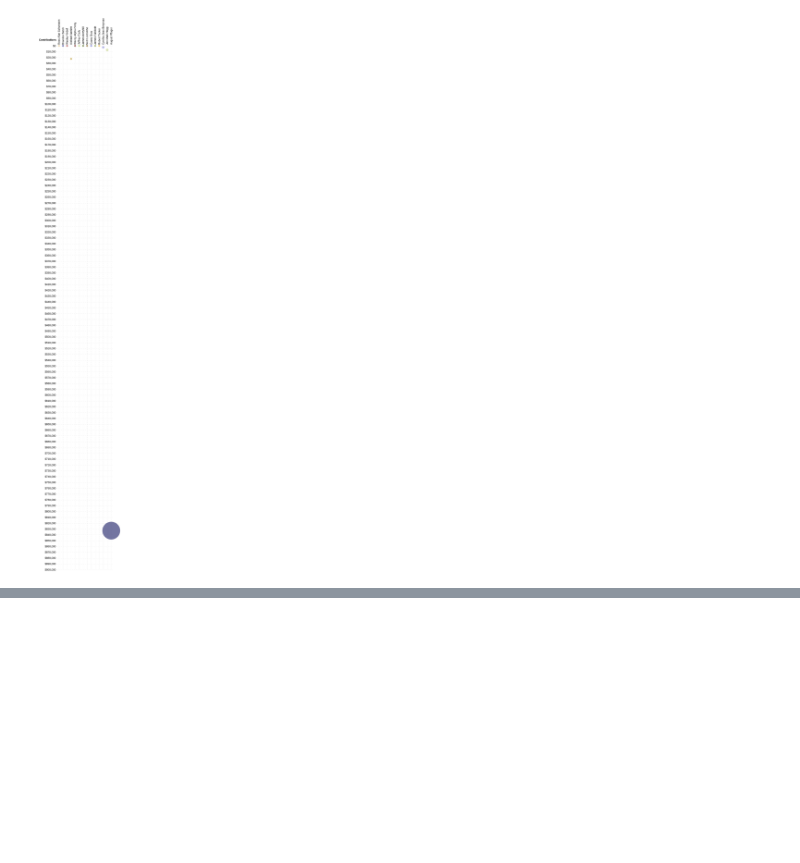
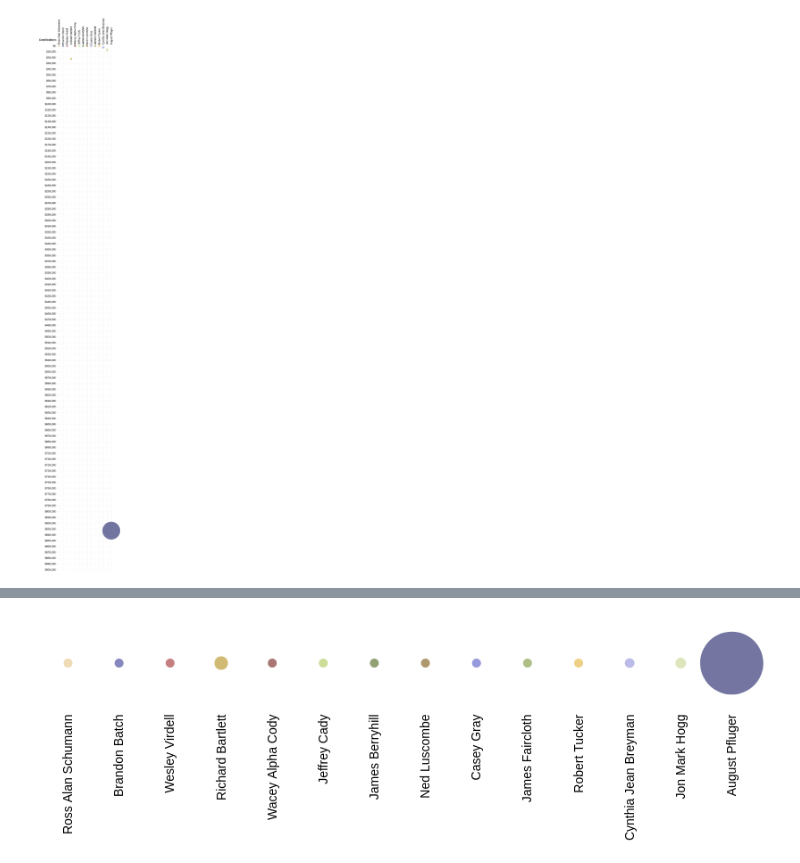
Before and after one commit to nemo-omen/tx-politics, a Jupyter notebook: 11th_district.ipynb, the cells around one changed output, grey strips where cells are left out. Saved outputs shown, nothing was run; the diff lists cells and outputs as text; code cells hidden in the pictures; blank space fills up the shorter version.

Commit message:
Output html table for use with flattened chart.

```diff
--- a/11th_district.ipynb
+++ b/11th_district.ipynb
@@ -273,0 +295,58 @@ finchart.save('finchart.html', embed_options={'actions': False})
+# %%
+base_chart = alt.Chart(all_totals, width=800, height=100).mark_circle().encode(
+    alt.X('Name:N',
+          sort=None,
+         axis=alt.Axis(
+             orient='bottom',
+             title=None
+         )
+         ),
+    alt.Size('Contributions:Q',
+            scale=alt.Scale(
+                range=[100, 5000]),
+                legend=None
+            ),
+    color=alt.Color(
+        'Name:N',
+        legend=None,
+        scale=alt.Scale(
+            type='linear',
+            scheme='category20b'
+        )
+    ),
+    tooltip=[
+        alt.Tooltip(title='Name', field='Name', type='ordinal'),
+        alt.Tooltip(title='Contributions', field='Contributions', format="$,.0f", type='ordinal'),
+        alt.Tooltip(title='Cash on hand', field='Cash on Hand', format="$,.0f", type='ordinal'),
+        alt.Tooltip(title='Spending', field='Spending', format="$,.0f", type='ordinal'),
+        alt.Tooltip(title='Debt', field='Debt', format="$,.0f", type='ordinal')
+    ]
+).configure_view(
+    strokeWidth=0,
+    strokeOpacity=0
+).configure_axisBottom(
+    labelFontSize=14,
+    grid=False,
+    gridOpacity=0.6,
+    gridDash=[5,5],
+    tickOpacity=0,
+    domainOpacity=0
+).configure_axisLeft(
+    grid=False,
+    gridOpacity=0.6,
+    gridDash=[5,5],
+    labelFontSize=14,
+    titleFontSize=14,
+    tickOpacity=0,
+    titleAnchor='start',
+    titleAngle=0,
+    titlePadding=20,
+    titleBaseline='bottom',
+    titleX=-97,
+    titleY=-25,
+    domainOpacity=0
+)
+
+base_chart
+# %% [output]
+[figure, added]
```
Also changed, not shown: parts of 8 cells of this notebook, 4 other files.
